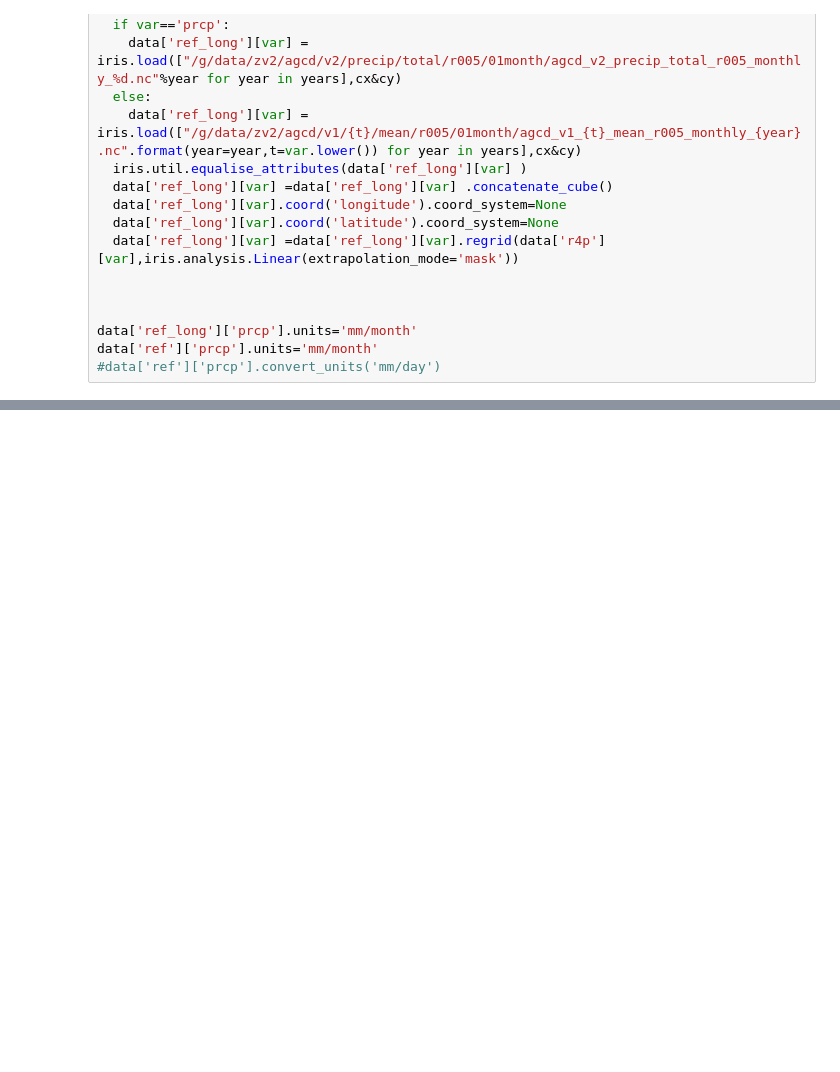
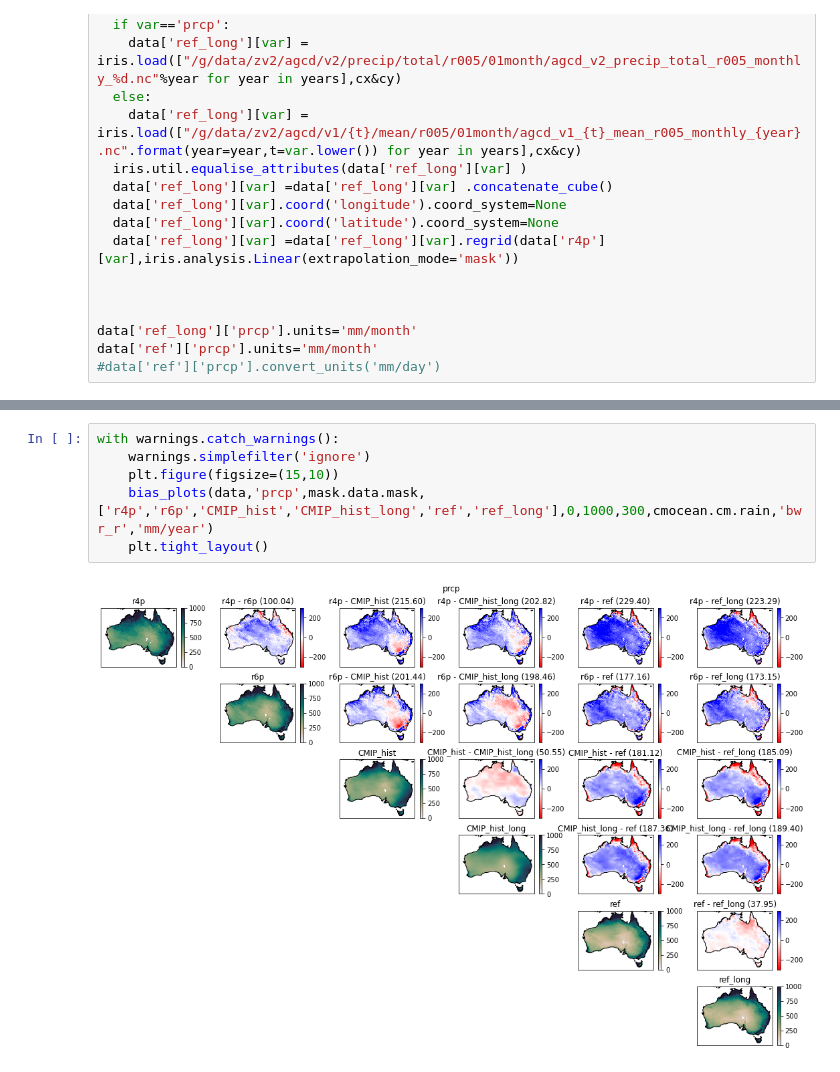
Before and after one commit to ngben/BARPA_evaluation, a Jupyter notebook: emma/long_trials/monthly_agcd.ipynb, the cells around one changed output, grey strips where cells are left out. Cells and saved outputs as stored; diff of their text form; blank space fills up the shorter version.

```diff
--- a/emma/long_trials/monthly_agcd.ipynb
+++ b/emma/long_trials/monthly_agcd.ipynb
@@ -183,0 +138,8 @@ for key in domains:
+# %%
+with warnings.catch_warnings():
+    warnings.simplefilter('ignore')
+    plt.figure(figsize=(15,10))
+    bias_plots(data,'prcp',mask.data.mask,['r4p','r6p','CMIP_hist','CMIP_hist_long','ref','ref_long'],0,1000,300,cmocean.cm.rain,'bwr_r','mm/year')
+    plt.tight_layout()
+# %% [output]
+[figure, added]
```
Also changed, not shown: parts of 12 cells of this notebook, 2 other files.
